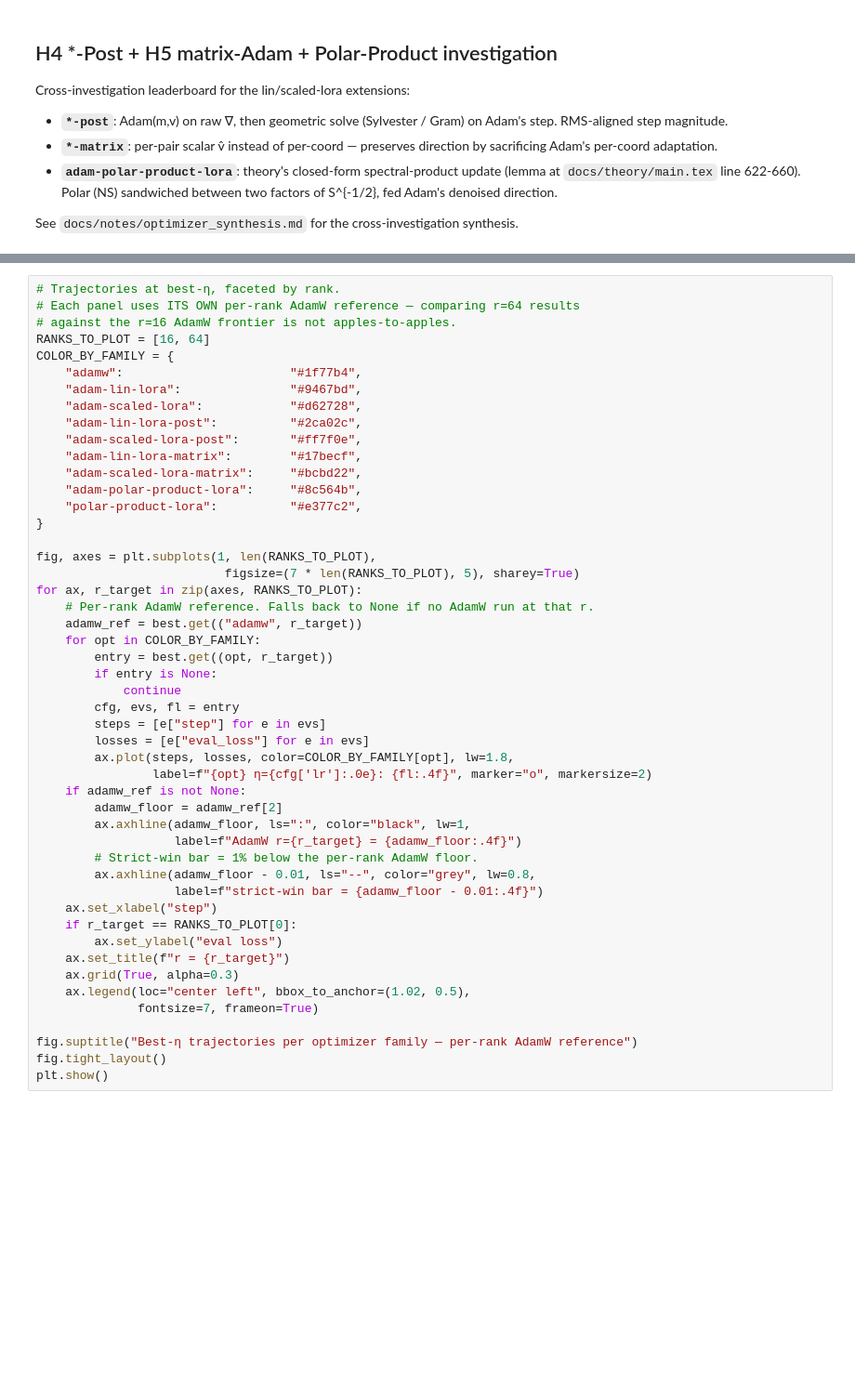
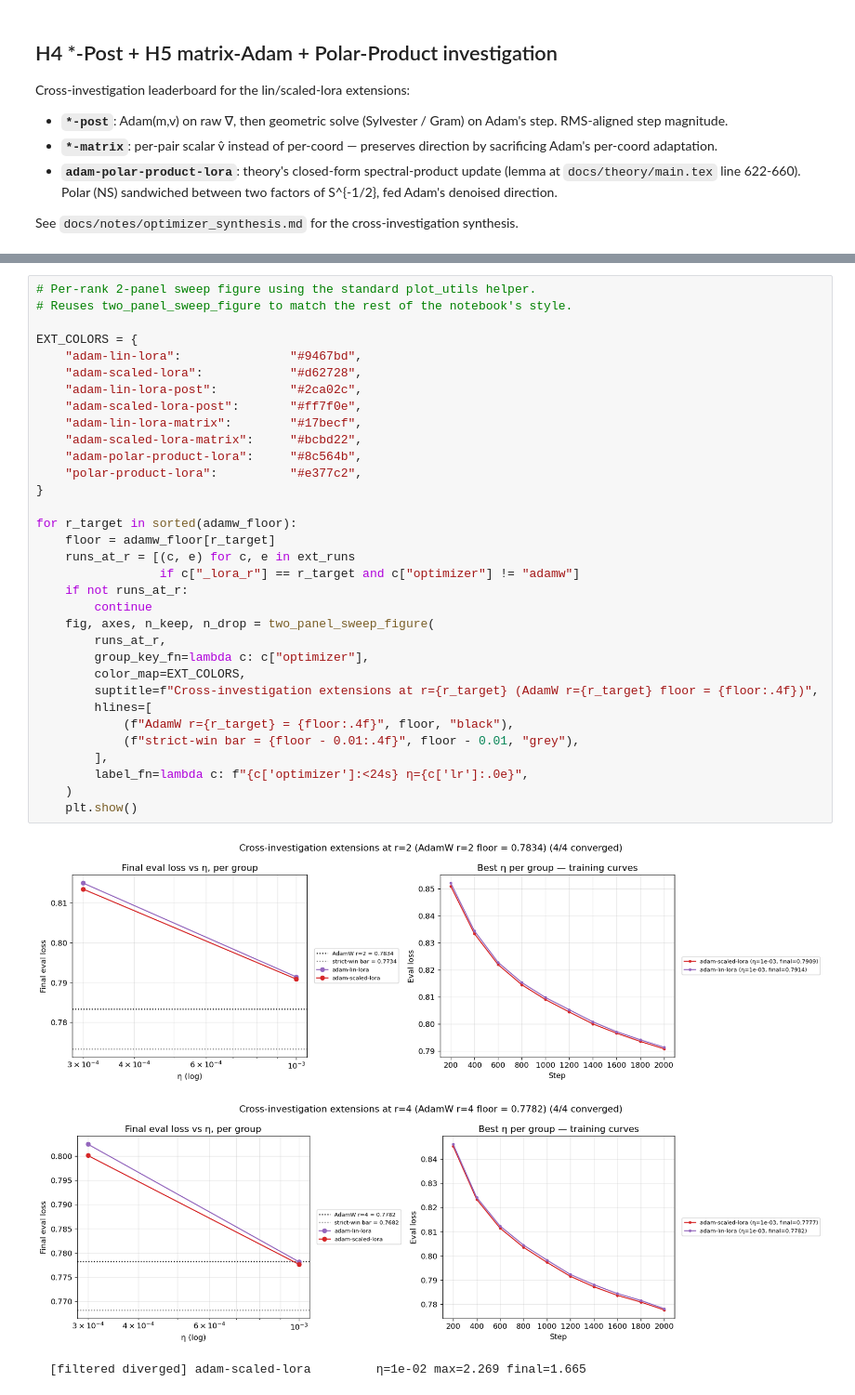
Before and after one commit to nikhilgsh/lora-optimizers, a Jupyter notebook: notebooks/sweep_analysis.ipynb, the cells around one changed output, grey strips where cells are left out. Shown at 93% size. Drawn from its saved outputs; the diff is of its cells as text; blank space fills up the shorter version.

```diff
--- a/notebooks/sweep_analysis.ipynb
+++ b/notebooks/sweep_analysis.ipynb
@@ -370,49 +491,37 @@ for i, ((opt, r), (cfg, evs, fl)) in enumerate(sorted(best.items(), key=lambda k
 # %%
-# Trajectories at best-η, faceted by rank.
-# Each panel uses ITS OWN per-rank AdamW reference — comparing r=64 results
-# against the r=16 AdamW frontier is not apples-to-apples.
-RANKS_TO_PLOT = [16, 64]
-COLOR_BY_FAMILY = {
-    "adamw":                       "#1f77b4",
+# Per-rank 2-panel sweep figure using the standard plot_utils helper.
+# Reuses two_panel_sweep_figure to match the rest of the notebook's style.
+
+EXT_COLORS = {
     "adam-lin-lora":               "#9467bd",
     "adam-scaled-lora":            "#d62728",
     "adam-lin-lora-post":          "#2ca02c",
     "adam-scaled-lora-post":       "#ff7f0e",
     "adam-lin-lora-matrix":        "#17becf",
     "adam-scaled-lora-matrix":     "#bcbd22",
     "adam-polar-product-lora":     "#8c564b",
     "polar-product-lora":          "#e377c2",
 }
 
-fig, axes = plt.subplots(1, len(RANKS_TO_PLOT),
-                          figsize=(7 * len(RANKS_TO_PLOT), 5), sharey=True)
-for ax, r_target in zip(axes, RANKS_TO_PLOT):
-    # Per-rank AdamW reference. Falls back to None if no AdamW run at that r.
-    adamw_ref = best.get(("adamw", r_target))
-    for opt in COLOR_BY_FAMILY:
-        entry = best.get((opt, r_target))
-        if entry is None:
-            continue
-        cfg, evs, fl = entry
-        steps = [e["step"] for e in evs]
-        losses = [e["eval_loss"] for e in evs]
-        ax.plot(steps, losses, color=COLOR_BY_FAMILY[opt], lw=1.8,
-                label=f"{opt} η={cfg['lr']:.0e}: {fl:.4f}", marker="o", markersize=2)
-    if adamw_ref is not None:
-        adamw_floor = adamw_ref[2]
-        ax.axhline(adamw_floor, ls=":", color="black", lw=1,
-                   label=f"AdamW r={r_target} = {adamw_floor:.4f}")
-        # Strict-win bar = 1% below the per-rank AdamW floor.
-        ax.axhline(adamw_floor - 0.01, ls="--", color="grey", lw=0.8,
-                   label=f"strict-win bar = {adamw_floor - 0.01:.4f}")
-    ax.set_xlabel("step")
-    if r_target == RANKS_TO_PLOT[0]:
-        ax.set_ylabel("eval loss")
-    ax.set_title(f"r = {r_target}")
-    ax.grid(True, alpha=0.3)
-    ax.legend(loc="center left", bbox_to_anchor=(1.02, 0.5),
-              fontsize=7, frameon=True)
-
-fig.suptitle("Best-η trajectories per optimizer family — per-rank AdamW reference")
-fig.tight_layout()
-plt.show()
+for r_target in sorted(adamw_floor):
+    floor = adamw_floor[r_target]
+    runs_at_r = [(c, e) for c, e in ext_runs
+                 if c["_lora_r"] == r_target and c["optimizer"] != "adamw"]
+    if not runs_at_r:
+        continue
+    fig, axes, n_keep, n_drop = two_panel_sweep_figure(
+        runs_at_r,
+        group_key_fn=lambda c: c["optimizer"],
+        color_map=EXT_COLORS,
+        suptitle=f"Cross-investigation extensions at r={r_target} (AdamW r={r_target} floor = {floor:.4f})",
+        hlines=[
+            (f"AdamW r={r_target} = {floor:.4f}", floor, "black"),
+            (f"strict-win bar = {floor - 0.01:.4f}", floor - 0.01, "grey"),
+        ],
+        label_fn=lambda c: f"{c['optimizer']:<24s} η={c['lr']:.0e}",
+    )
+    plt.show()
+# %% [output]
+[figure, added]
+[figure, added]
+  [filtered diverged] adam-scaled-lora         η=1e-02 max=2.269 final=1.665
```
Also changed, not shown: parts of 11 cells of this notebook, 1 other file.
